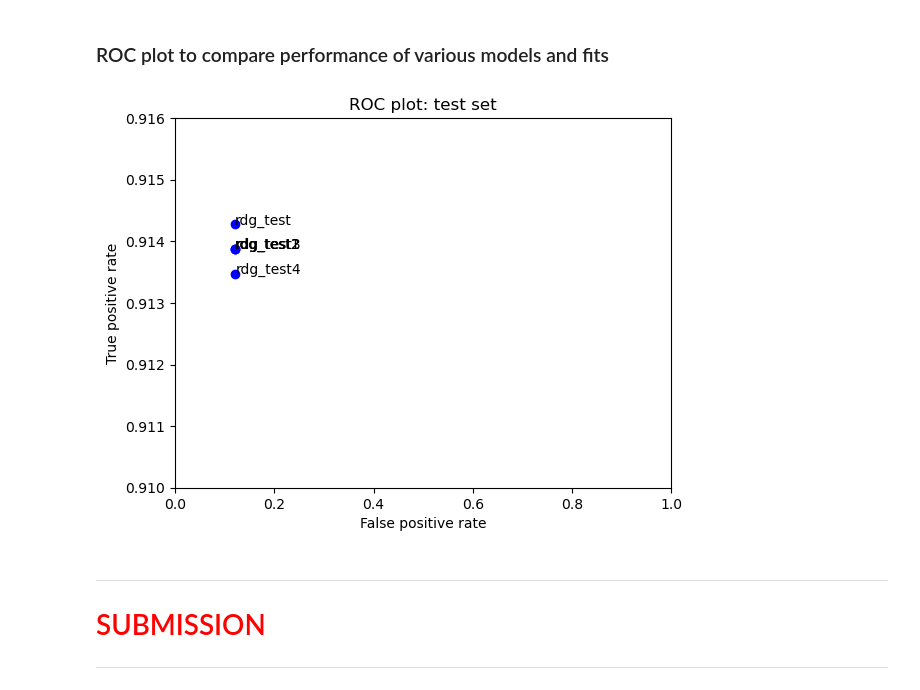
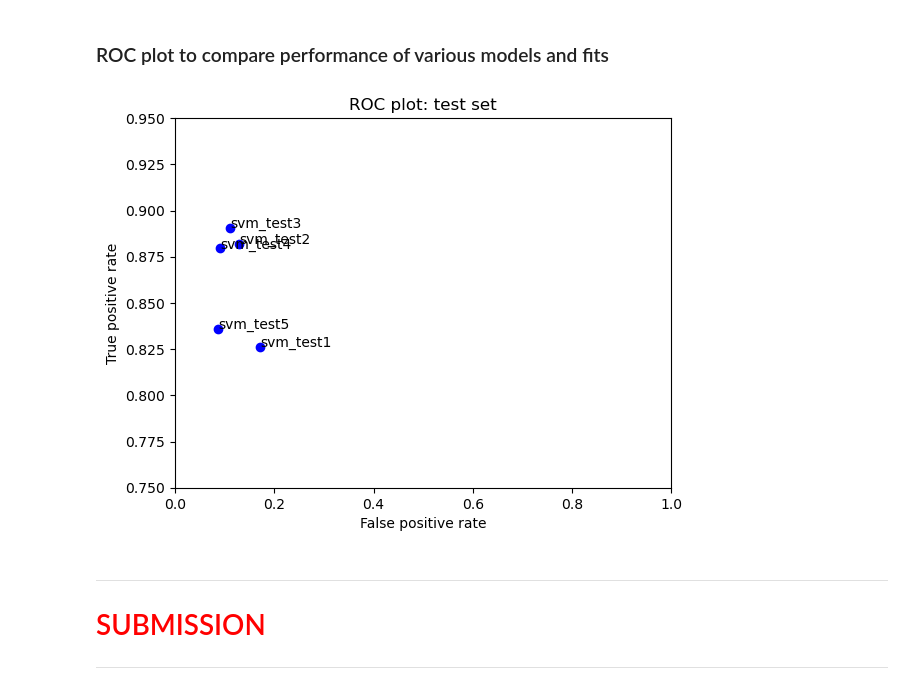
Before and after one commit to hphamdesign/machine-learning, a Jupyter notebook: moviereviews_first_full_iteration.ipynb, the cells around one changed output. Drawn from its saved outputs; the diff is of its cells as text; code cells hidden in the pictures.

```diff
--- a/moviereviews_first_full_iteration.ipynb
+++ b/moviereviews_first_full_iteration.ipynb
@@ -363,0 +380,4 @@ print(svm_performance_test.performance_measures)
+# %%
+svm_performance_test2 = BinaryClassificationPerformance(svm2.predict(X_test), y_test, 'svm_test2')
+svm_performance_test2.compute_measures()
+print(svm_performance_test2.performance_measures)
@@ -363,0 +386,4 @@ print(svm_performance_test.performance_measures)
+# %%
+svm_performance_test3 = BinaryClassificationPerformance(svm3.predict(X_test), y_test, 'svm_test3')
+svm_performance_test3.compute_measures()
+print(svm_performance_test3.performance_measures)
@@ -363,0 +392,4 @@ print(svm_performance_test.performance_measures)
+# %%
+svm_performance_test4 = BinaryClassificationPerformance(svm4.predict(X_test), y_test, 'svm_test4')
+svm_performance_test4.compute_measures()
+print(svm_performance_test1.performance_measures)
@@ -363,0 +398,4 @@ print(svm_performance_test.performance_measures)
+# %%
+svm_performance_test5 = BinaryClassificationPerformance(svm5.predict(X_test), y_test, 'svm_test5')
+svm_performance_test5.compute_measures()
+print(svm_performance_test5.performance_measures)
@@ -428,20 +444,20 @@ print(rdf_performance_test.performance_measures)
 # %% [markdown]
 ### ROC plot to compare performance of various models and fits
 # %%
-fits = [rdg_performance_test,rdg_performance_test1,rdg_performance_test2,rdg_performance_test3,rdg_performance_test4]
+fits = [svm_performance_test1,svm_performance_test2,svm_performance_test3,svm_performance_test4,svm_performance_test5]
 
 for fit in fits:
     plt.plot(fit.performance_measures['FP'] / fit.performance_measures['Neg'],
              fit.performance_measures['TP'] / fit.performance_measures['Pos'], 'bo')
     plt.text(fit.performance_measures['FP'] / fit.performance_measures['Neg'],
              fit.performance_measures['TP'] / fit.performance_measures['Pos'], fit.desc)
-plt.axis([0, 1, 0.910, .916])
+plt.axis([0, 1, 0.75, 0.95])
 plt.title('ROC plot: test set')
 plt.xlabel('False positive rate')
 plt.ylabel('True positive rate')
 plt.show()
 # %% [output]
-[figure, old version]
+[figure, new version]
 # %% [markdown]
 ---
 
```
Also changed, not shown: parts of 27 cells of this notebook.
